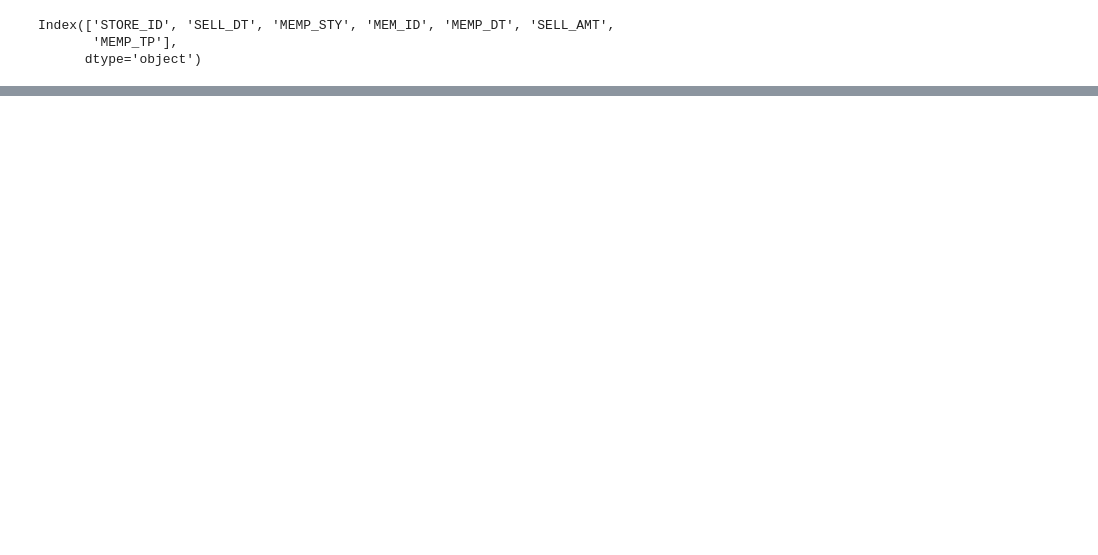
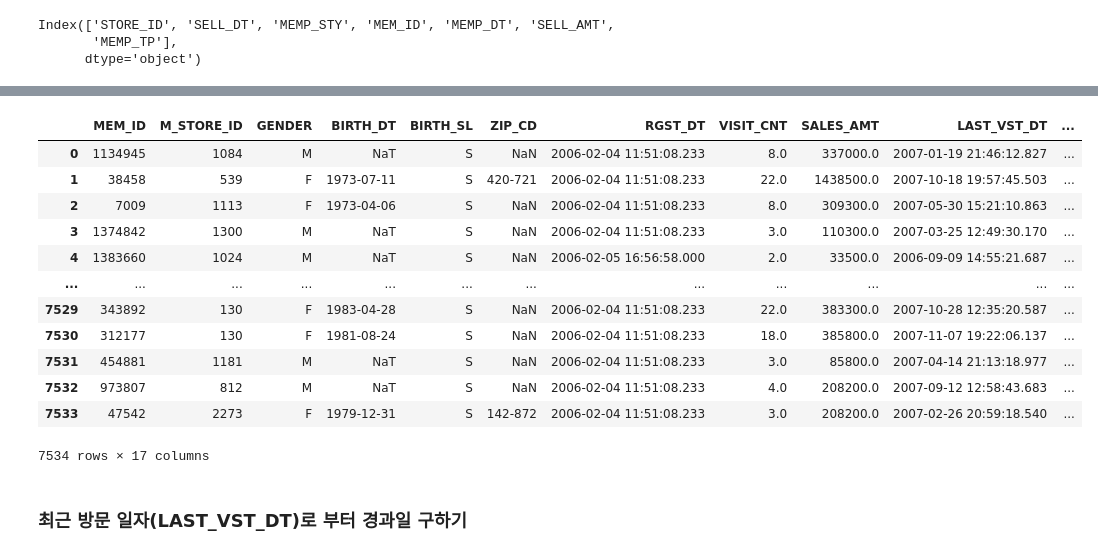
Before and after one commit to Playdata-Bigdata-Course/Preprocessing, a Jupyter notebook: step18_EDA.ipynb, the cells around one changed output, grey strips where cells are left out. Drawn from its saved outputs; the diff is of its cells as text; code cells hidden in the pictures; blank space fills up the shorter version.

```diff
--- a/step18_EDA.ipynb
+++ b/step18_EDA.ipynb
@@ -102,0 +207,3 @@ Index(['STORE_ID', 'SELL_DT', 'MEMP_STY', 'MEM_ID', 'MEMP_DT', 'SELL_AMT',
+# %%
+col = ['BIRTH_DT', 'RGST_DT', 'LAST_VST_DT']
+mem_data[col]
@@ -102,0 +228,6 @@ Index(['STORE_ID', 'SELL_DT', 'MEMP_STY', 'MEM_ID', 'MEMP_DT', 'SELL_AMT',
+# %%
+# 각 시리즈(컬럼)별 row수 만큼 함수 호출 : apply()
+# to_datetime()변환시 Nan값으로 에러 발생
+# 결측치는 그냥 결측치로 하면서 유효 데이터만 날짜 포멧으로 변경 가능한 옵션 : errors='coerce'
+# NaN -> NaT 변경
+mem_data[col] = mem_data[col].apply(pd.to_datetime, errors='coerce')
@@ -102,0 +323,4 @@ Index(['STORE_ID', 'SELL_DT', 'MEMP_STY', 'MEM_ID', 'MEMP_DT', 'SELL_AMT',
+# %%
+# float타입 변환은 nan값 허용, int로 변환시도시에 nan값으로 에러 발생
+# 정수로 변경 전 nan값을  수치 0 으로 변경 후 int로 변환
+mem_data['AGE'] = (((pd.to_datetime('2021-12-31') - mem_data.BIRTH_DT).dt.days) / 365.25)
@@ -102,0 +400,20 @@ Index(['STORE_ID', 'SELL_DT', 'MEMP_STY', 'MEM_ID', 'MEMP_DT', 'SELL_AMT',
+# %%
+mem_data['R_MONTH'] = mem_data.RGST_DT.dt.month
+# %%
+mem_data
+# %% [output]
+|  | MEM_ID | M_STORE_ID | GENDER | BIRTH_DT | BIRTH_SL | ZIP_CD | RGST_DT | VISIT_CNT | SALES_AMT | LAST_VST_DT | ... |
+| 0 | 1134945 | 1084 | M | NaT | S | NaN | 2006-02-04 11:51:08.233 | 8.0 | 337000.0 | 2007-01-19 21:46:12.827 | ... |
+| 1 | 38458 | 539 | F | 1973-07-11 | S | 420-721 | 2006-02-04 11:51:08.233 | 22.0 | 1438500.0 | 2007-10-18 19:57:45.503 | ... |
+| 2 | 7009 | 1113 | F | 1973-04-06 | S | NaN | 2006-02-04 11:51:08.233 | 8.0 | 309300.0 | 2007-05-30 15:21:10.863 | ... |
+| 3 | 1374842 | 1300 | M | NaT | S | NaN | 2006-02-04 11:51:08.233 | 3.0 | 110300.0 | 2007-03-25 12:49:30.170 | ... |
+| 4 | 1383660 | 1024 | M | NaT | S | NaN | 2006-02-05 16:56:58.000 | 2.0 | 33500.0 | 2006-09-09 14:55:21.687 | ... |
+| ... | ... | ... | ... | ... | ... | ... | ... | ... | ... | ... | ... |
+| 7529 | 343892 | 130 | F | 1983-04-28 | S | NaN | 2006-02-04 11:51:08.233 | 22.0 | 383300.0 | 2007-10-28 12:35:20.587 | ... |
+| 7530 | 312177 | 130 | F | 1981-08-24 | S | NaN | 2006-02-04 11:51:08.233 | 18.0 | 385800.0 | 2007-11-07 19:22:06.137 | ... |
+| 7531 | 454881 | 1181 | M | NaT | S | NaN | 2006-02-04 11:51:08.233 | 3.0 | 85800.0 | 2007-04-14 21:13:18.977 | ... |
+| 7532 | 973807 | 812 | M | NaT | S | NaN | 2006-02-04 11:51:08.233 | 4.0 | 208200.0 | 2007-09-12 12:58:43.683 | ... |
+| 7533 | 47542 | 2273 | F | 1979-12-31 | S | 142-872 | 2006-02-04 11:51:08.233 | 3.0 | 208200.0 | 2007-02-26 20:59:18.540 | ... |
+7534 rows × 17 columns
+# %% [markdown]
+### **최근 방문 일자(LAST_VST_DT)로 부터 경과일 구하기**
```
Also changed, not shown: parts of 58 cells of this notebook.
